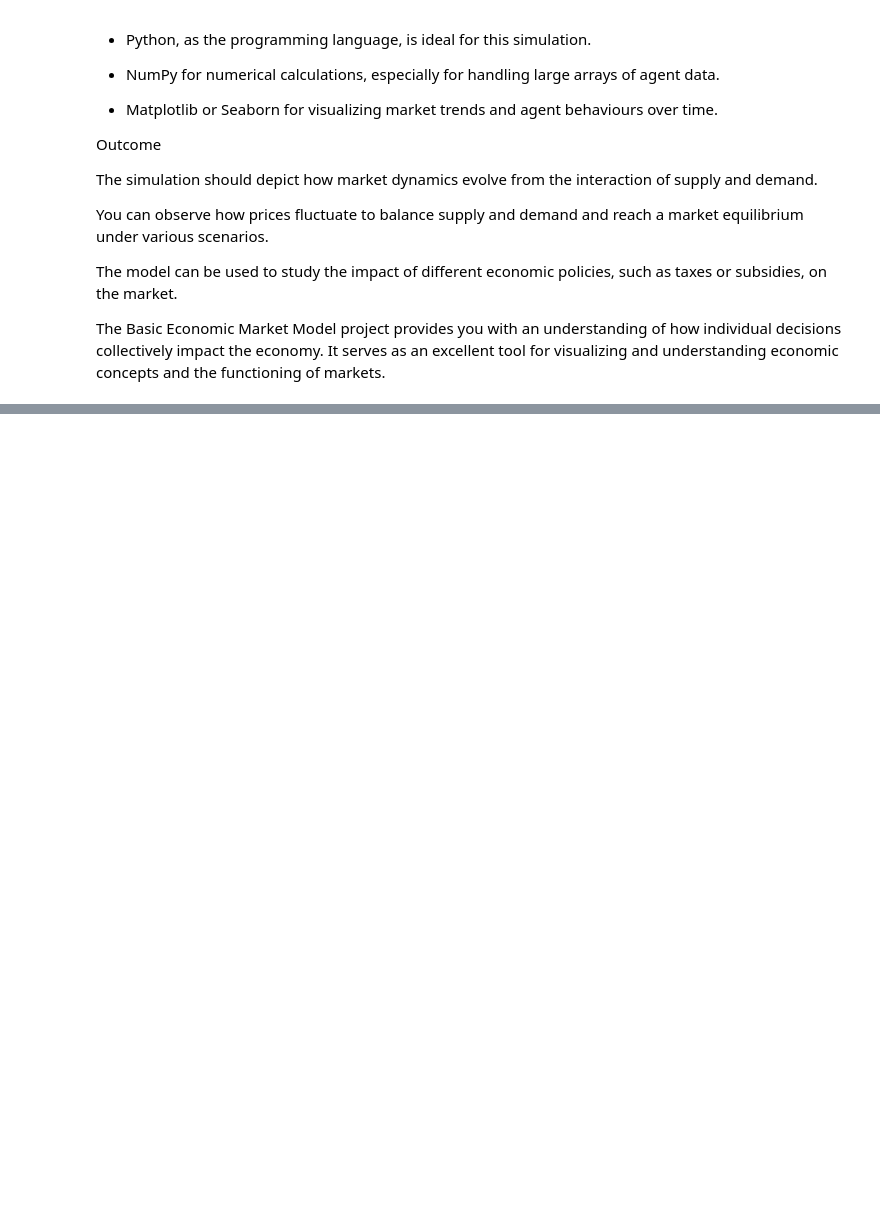
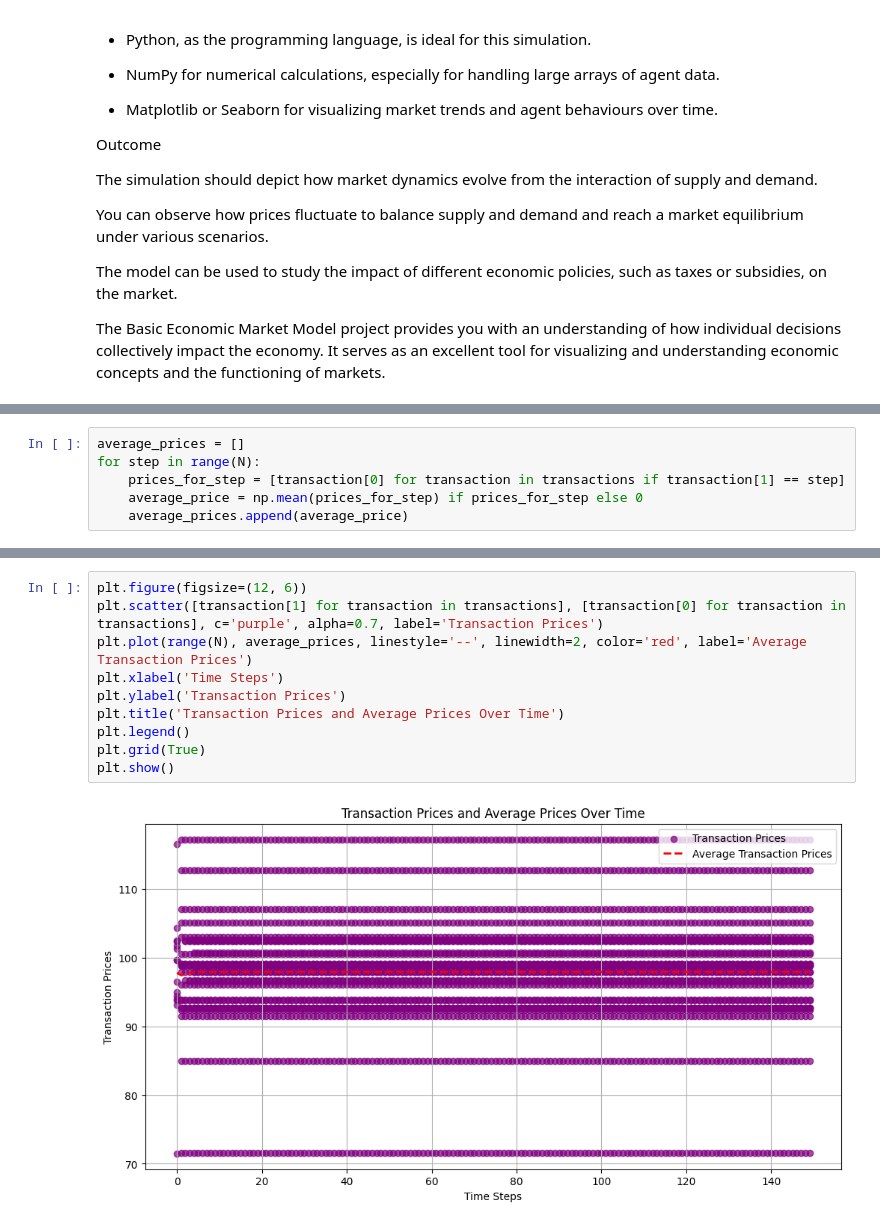
Before and after one commit to DovgaNik/numericalMethods, a Jupyter notebook: project/Basic-economic-model.ipynb, the cells around one changed output, grey strips where cells are left out. Cells and saved outputs as stored; diff of their text form; blank space fills up the shorter version.

```diff
--- a/project/Basic-economic-model.ipynb
+++ b/project/Basic-economic-model.ipynb
@@ -202,0 +170,6 @@ for j in range(N):
+# %%
+average_prices = []
+for step in range(N):
+    prices_for_step = [transaction[0] for transaction in transactions if transaction[1] == step]
+    average_price = np.mean(prices_for_step) if prices_for_step else 0
+    average_prices.append(average_price)
@@ -202,0 +231,12 @@ for j in range(N):
+# %%
+plt.figure(figsize=(12, 6))
+plt.scatter([transaction[1] for transaction in transactions], [transaction[0] for transaction in transactions], c='purple', alpha=0.7, label='Transaction Prices')
+plt.plot(range(N), average_prices, linestyle='--', linewidth=2, color='red', label='Average Transaction Prices')
+plt.xlabel('Time Steps')
+plt.ylabel('Transaction Prices')
+plt.title('Transaction Prices and Average Prices Over Time')
+plt.legend()
+plt.grid(True)
+plt.show()
+# %% [output]
+[figure, added]
```
Also changed, not shown: parts of 10 cells of this notebook.
